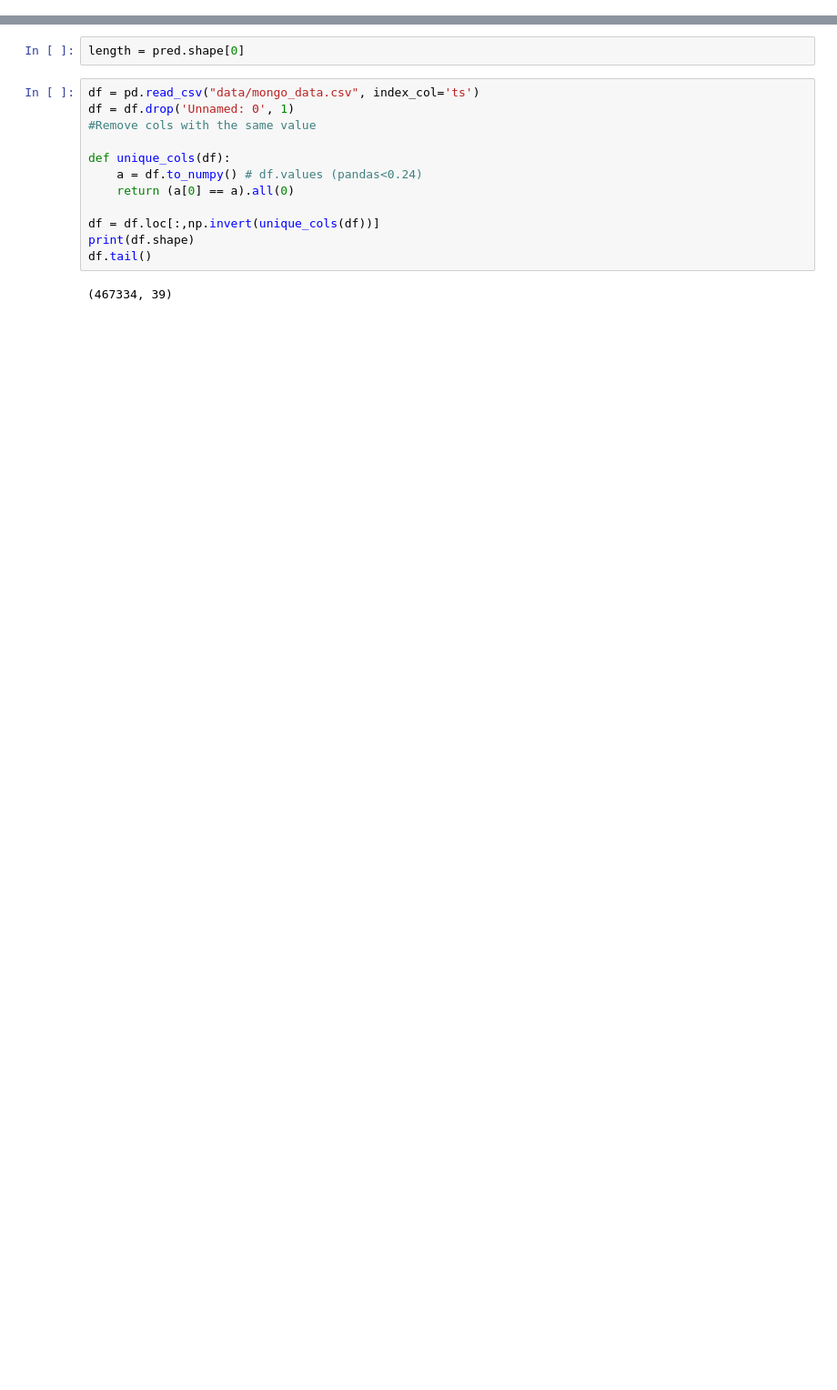
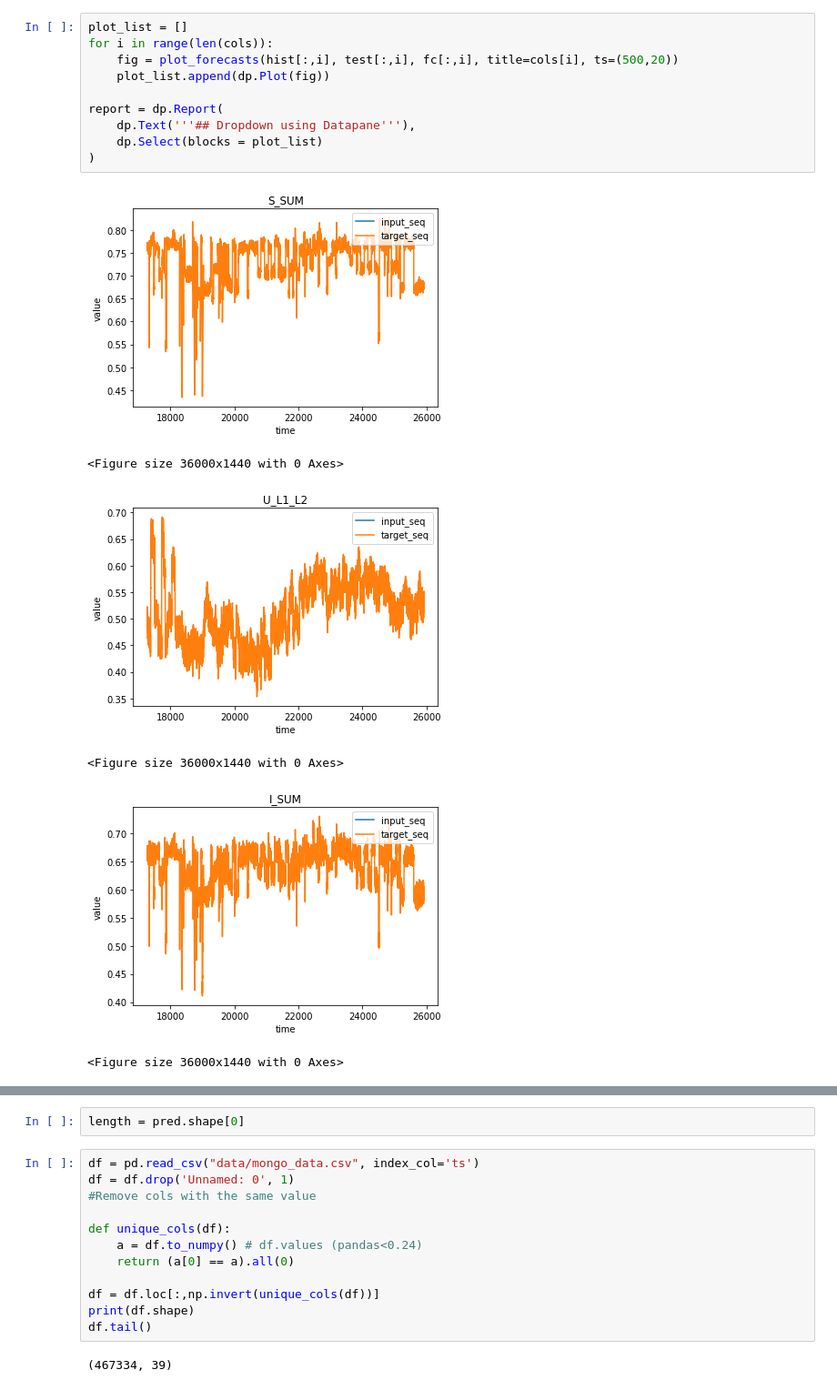
Before and after one commit to PedroOliveiraPT/Electricity-Forecasting, a Jupyter notebook: Results.ipynb, the cells around one changed output, grey strips where cells are left out. Shown at 91% size. Saved outputs shown, nothing was run; the diff lists cells and outputs as text; blank space fills up the shorter version.

```diff
--- a/Results.ipynb
+++ b/Results.ipynb
@@ -30,0 +68,17 @@ def plot_forecasts(history, test, prediction, title='Prediction', ylabel='value'
+# %%
+plot_list = []
+for i in range(len(cols)):
+    fig = plot_forecasts(hist[:,i], test[:,i], fc[:,i], title=cols[i], ts=(500,20))
+    plot_list.append(dp.Plot(fig))
+
+report = dp.Report(
+    dp.Text('''## Dropdown using Datapane'''),
+    dp.Select(blocks = plot_list)
+)
+# %% [output]
+[figure, added]
+<Figure size 36000x1440 with 0 Axes>
+[figure, added]
+<Figure size 36000x1440 with 0 Axes>
+[figure, added]
+<Figure size 36000x1440 with 0 Axes>
```
Also changed, not shown: parts of 9 cells of this notebook, 4 other files.
